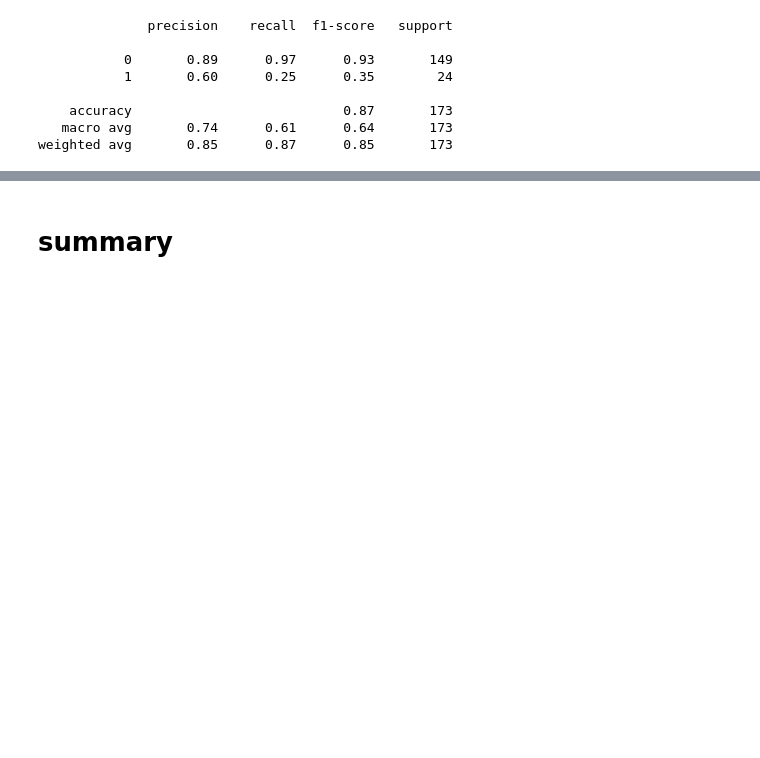
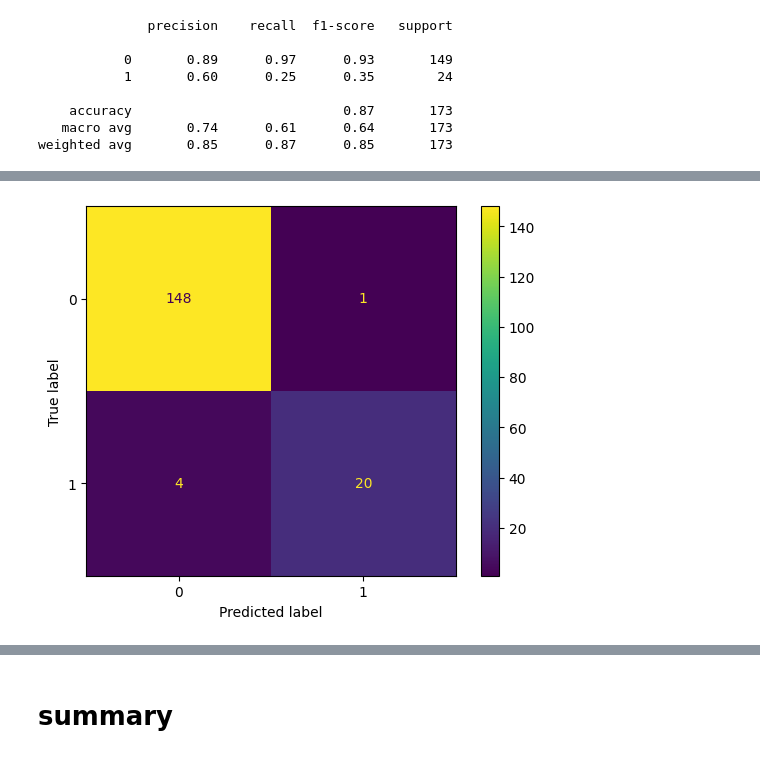
Before and after one commit to moyaser315/covid19_outcome_-prediction, a Jupyter notebook: proj.ipynb, the cells around one changed output, grey strips where cells are left out. Cells and saved outputs as stored; diff of their text form; code cells hidden in the pictures; blank space fills up the shorter version.

```diff
--- a/proj.ipynb
+++ b/proj.ipynb
@@ -603,0 +666,5 @@ weighted avg       0.85      0.87      0.85       173
+# %%
+y_hat = best_model_DT.predict(X_test)
+confmat(y_hat)
+# %% [output]
+[figure, added]
```
Also changed, not shown: parts of 18 cells of this notebook.
